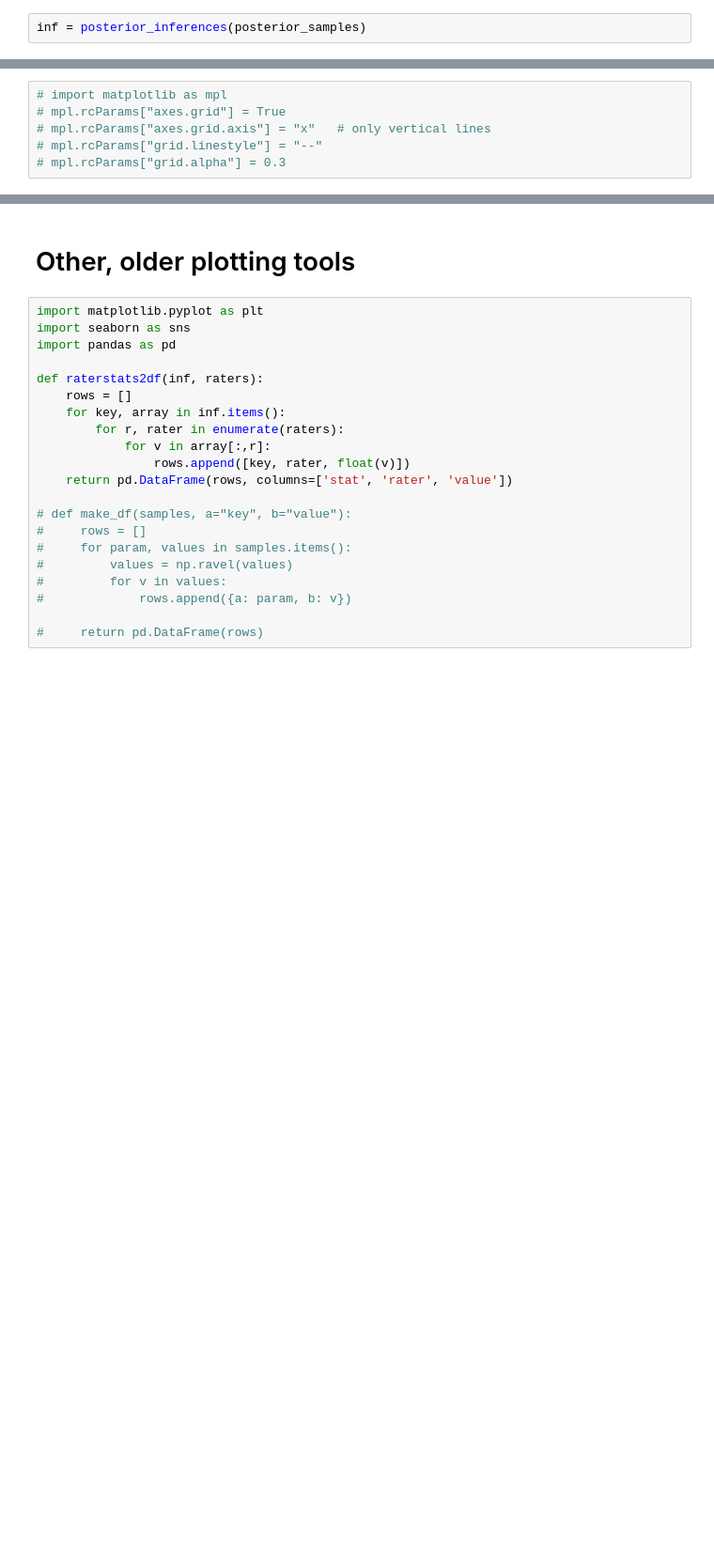
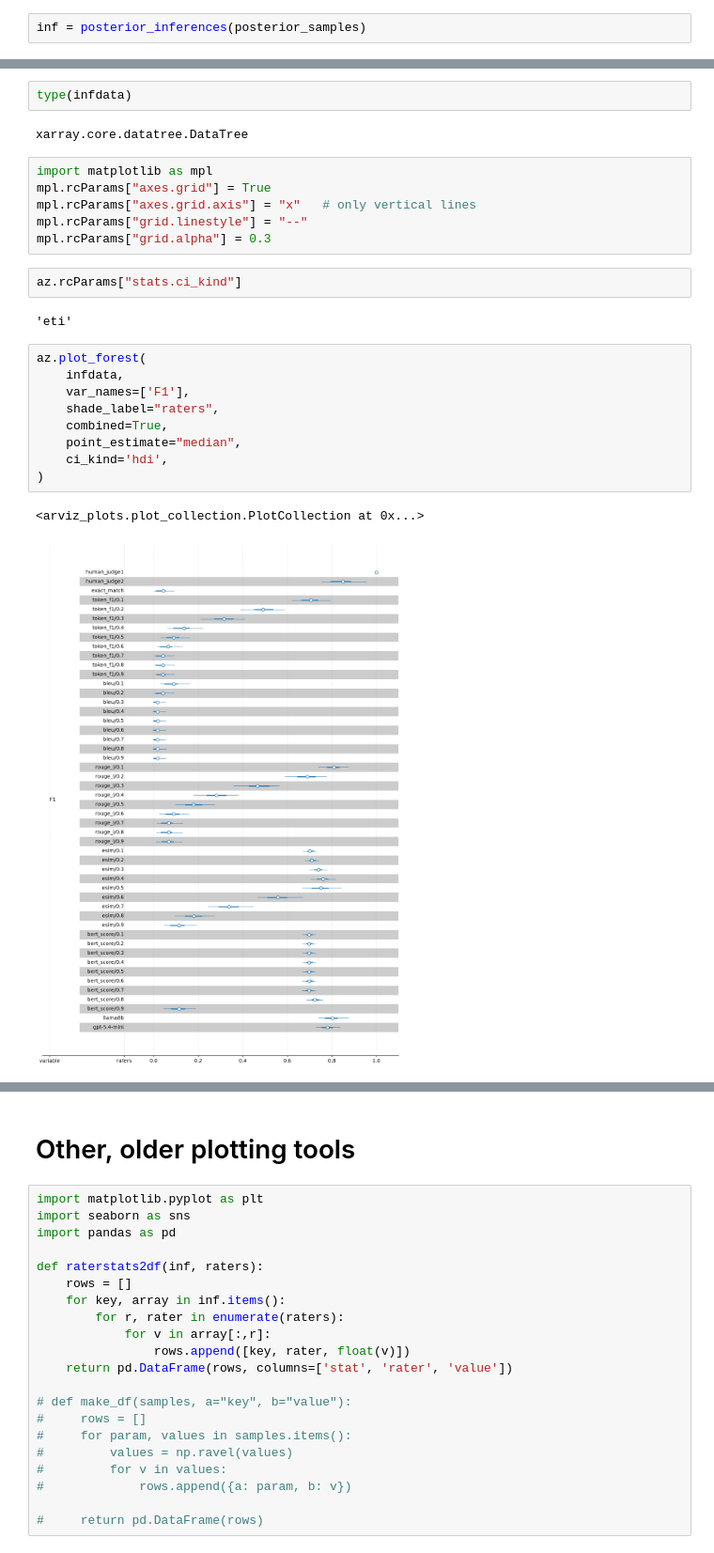
Before and after one commit to probabll/buqeval, a Jupyter notebook: BDA-F1.ipynb, the cells around one changed output, grey strips where cells are left out. Shown at 94% size. Drawn from its saved outputs; the diff is of its cells as text; blank space fills up the shorter version.

```diff
--- a/BDA-F1.ipynb
+++ b/BDA-F1.ipynb
@@ -538,9 +561,29 @@ infdata = az.from_dict(
         "raters": data.raters,
     },
 )
+# %%
+type(infdata)
+# %% [output]
+xarray.core.datatree.DataTree
 # %%
-# import matplotlib as mpl
-# mpl.rcParams["axes.grid"] = True
-# mpl.rcParams["axes.grid.axis"] = "x"   # only vertical lines
-# mpl.rcParams["grid.linestyle"] = "--"
-# mpl.rcParams["grid.alpha"] = 0.3
+import matplotlib as mpl
+mpl.rcParams["axes.grid"] = True
+mpl.rcParams["axes.grid.axis"] = "x"   # only vertical lines
+mpl.rcParams["grid.linestyle"] = "--"
+mpl.rcParams["grid.alpha"] = 0.3
+# %%
+az.rcParams["stats.ci_kind"]
+# %% [output]
+'eti'
+# %%
+az.plot_forest(
+    infdata,
+    var_names=['F1'],
+    shade_label="raters",
+    combined=True,
+    point_estimate="median",
+    ci_kind='hdi',
+)
+# %% [output]
+<arviz_plots.plot_collection.PlotCollection at 0x...>
+[figure, added]
```
Also changed, not shown: parts of 24 cells of this notebook, 3 other files.
